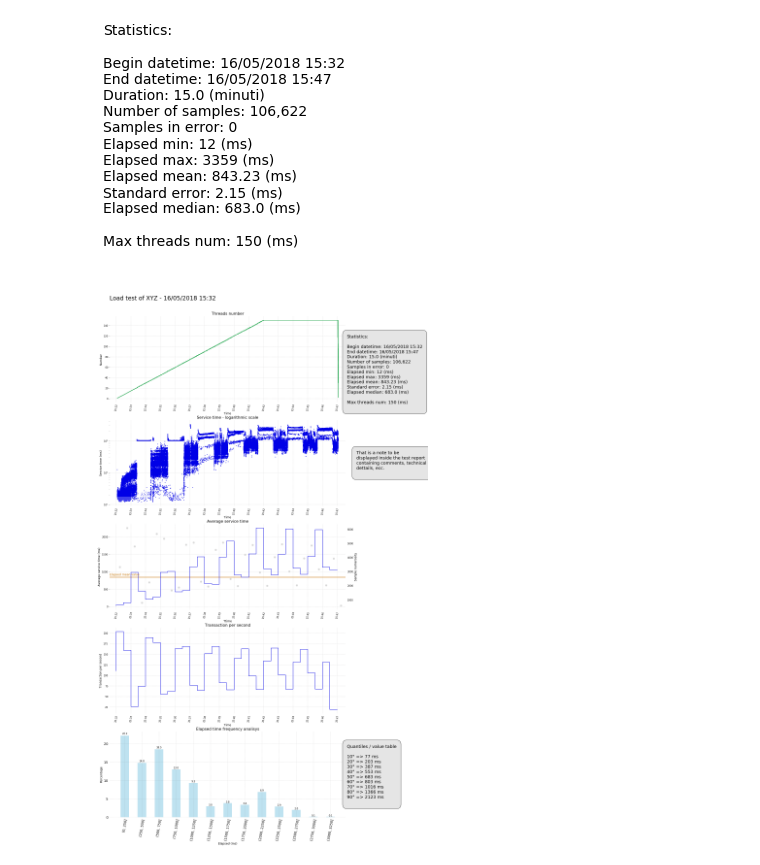
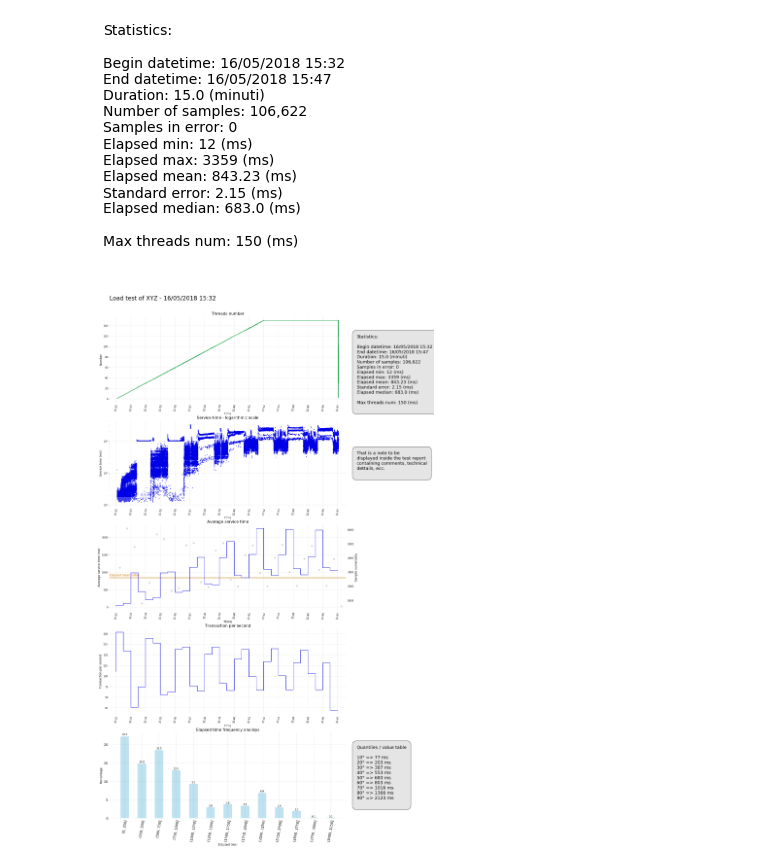
Before and after one commit to p-giovanni/JMeter_report, a Jupyter notebook: notebook/JMeter_Report.ipynb, the cells around one changed output. Cells and saved outputs as stored; diff of their text form; code cells hidden in the pictures.

```diff
--- a/notebook/JMeter_Report.ipynb
+++ b/notebook/JMeter_Report.ipynb
@@ -159,6 +159,12 @@ en = {
     ,"notes":                     ("", 18)
 }
 # %%
+# ------------------------------------------------------------
+# ------------------------------------------------------------
+#                 > Settings section <
+# ------------------------------------------------------------
+# ------------------------------------------------------------
+
 class TypeOfChart(Enum):
     PERCENTAGE = 1
     FREQUENCIES = 2
@@ -176,10 +182,6 @@ containing comments, technical
 dettails, ecc.
 """
 
-# ------------------------------------------------------------
-# Settings section.
-# ------------------------------------------------------------
-
 # Place where images are saved:
 images_path = os.path.join("..","images")
 image_file_prefix = "Test-"
@@ -190,7 +192,7 @@ data_file_name = "MvtC2CGateway-C2C-only_20180516_153201-.jtl"
 data_file = os.path.join(data_file_path, data_file_name)
 
 # Type of the output file:
-output_chart_type = TypeOfOutputChart.PNG
+output_chart_type = TypeOfOutputChart.PDF
 
 # Frequency chart type:
 type_of_elapsed_frequency_chart = TypeOfChart.PERCENTAGE
@@ -795,7 +797,7 @@ threads_chart(ax[idx], df.index, df["allThreads"], color="#009933")
 idx += 1
 text = statistics_box_text()
 if text[0] == True:
-    text_box(ax[idx], text[1], fontsize=labels['statistics'][1], y=0.35, colors=["#e5e5e5", "#000000", "#000000"])
+    text_box(ax[idx], text[1], fontsize=labels['statistics'][1], y=0.35, colors=["#e5e5e5", "#000000", "#000000"],x=0.2)
 
 idx += 1
 elapsed_chart(ax[idx]
@@ -818,32 +820,32 @@ transaction_per_second_chart(ax[idx]
                     ,x=binned_elapsed.index
                     ,y=binned_elapsed['tps'].values)
 
 idx += 1
 frequencies = config_elapsed_frequency_chart(type_of_elapsed_frequency_chart)
 if frequencies[0] == True:
     elapsed_frequency_chart(ax=ax[idx], x=frequencies[1].index.astype(str), y=frequencies[1])
 
 idx += 1
 text = quantiles_box_text()
 if text[0] == True:
-    text_box(ax[idx], text[1], fontsize=labels['quantiles'][1], colors=["#e5e5e5", "#000000", "#000000"], y=0.5)
+    text_box(ax[idx], text[1], fontsize=labels['quantiles'][1], colors=["#e5e5e5", "#000000", "#000000"], x=0.2, y=0.5)
 
 #plt.subplots_adjust(left=0.2) #, right=0.2, top=0.2, bottom=0.1)
 #plt.tight_layout(pad=0.2, w_pad=0.2, h_pad=0.2)
 
 if output_chart_type == TypeOfOutputChart.PDF:
     output_format = "pdf"
     paper_type = 'a4'
     plt.savefig(os.path.join(images_path,"{prefix}All-CHARTS.{fmt}".format(fmt=output_format, prefix=image_file_prefix))
                ,format=output_format
                ,papertype=paper_type
                ,bbox_inches='tight'
                ,pad_inches=0.5)
 else:
     output_format = "png"
     plt.savefig(os.path.join(images_path,"{prefix}All-CHARTS.{fmt}".format(fmt=output_format, prefix=image_file_prefix))
                ,format=output_format
                ,bbox_inches='tight'
                ,pad_inches=0.5)
 # %% [output]
-[figure, old version]
+[figure, new version]
```
Also changed, not shown: 4 other files.
